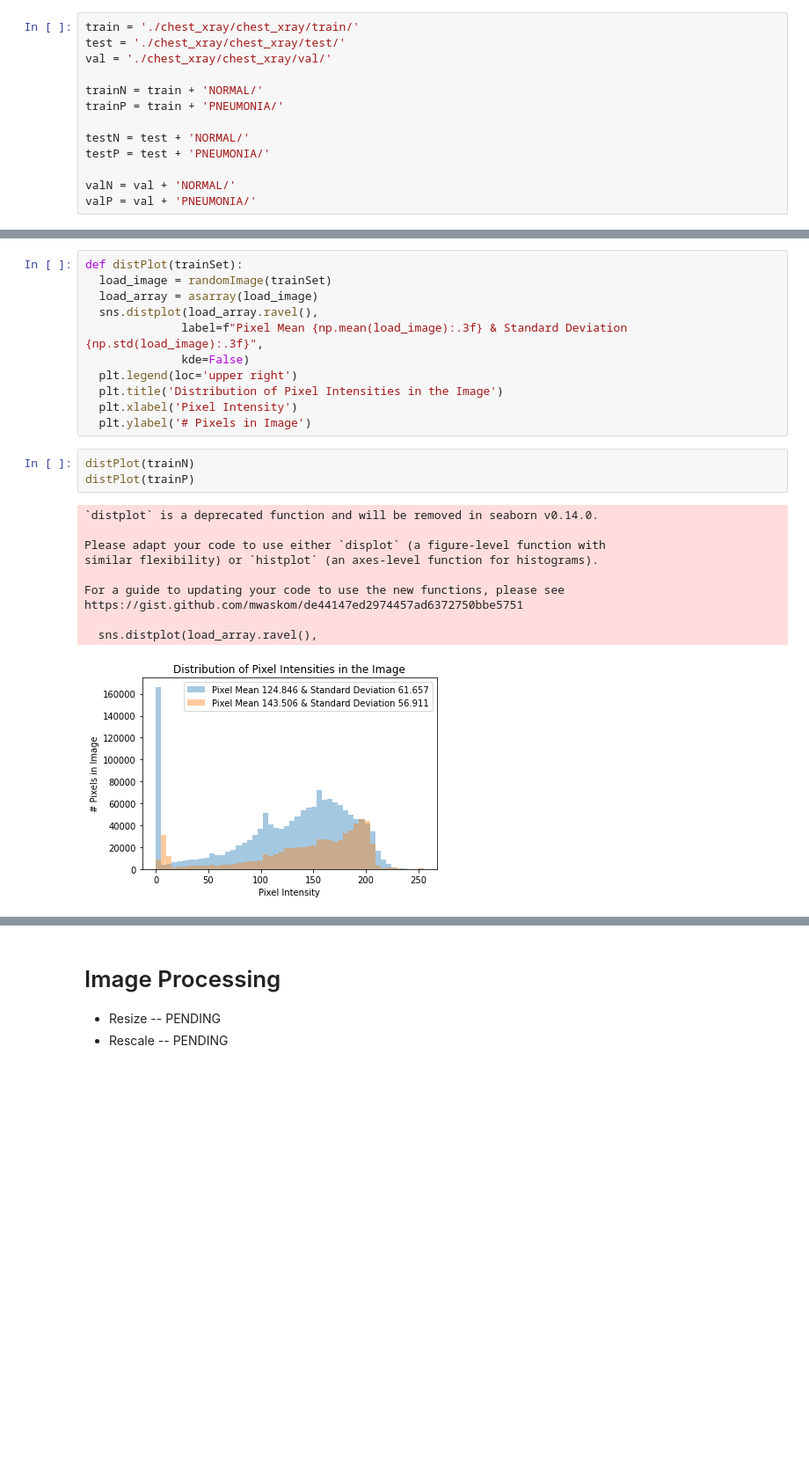
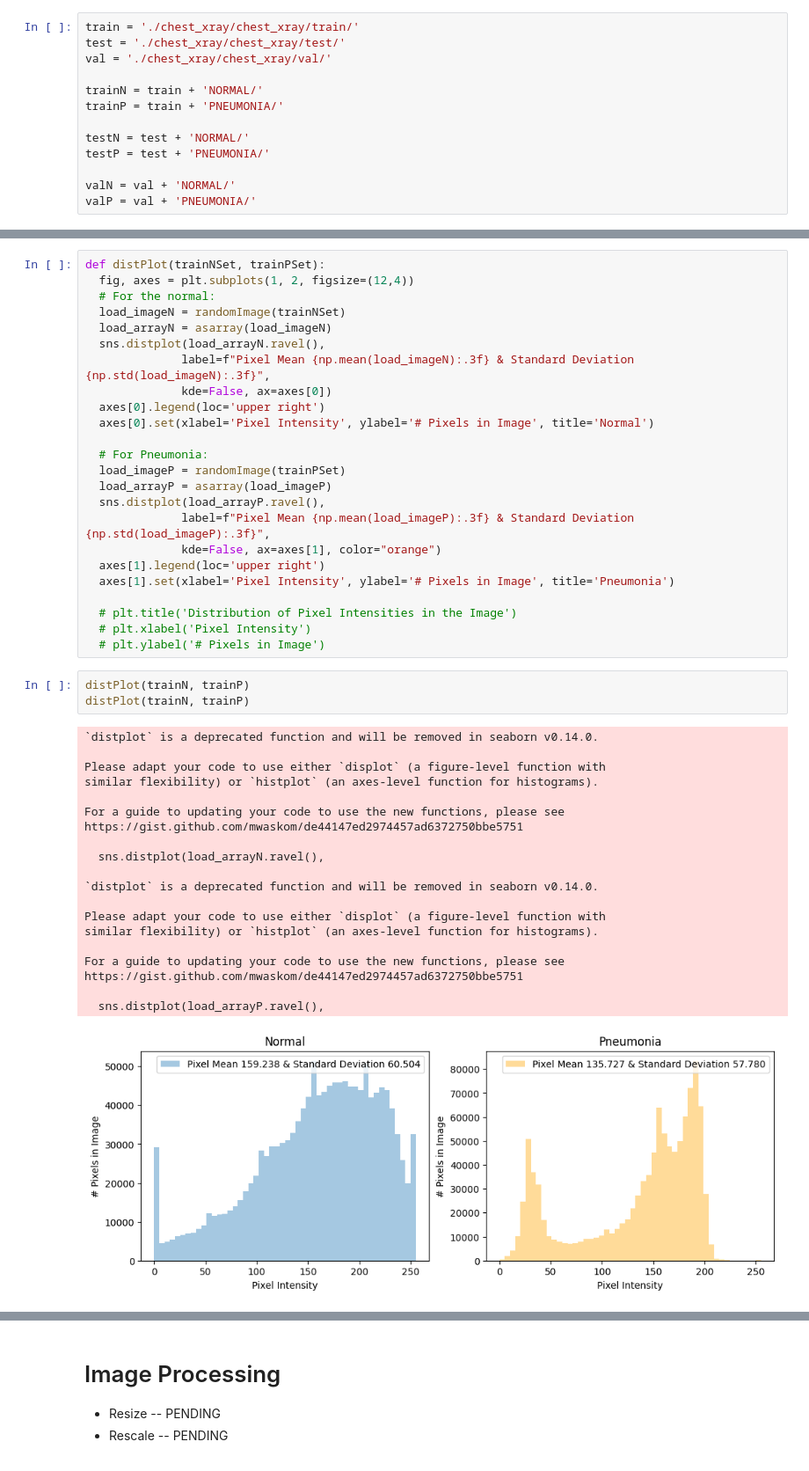
Before and after one commit to chezyio/SC1015_Project, a Jupyter notebook: SC1015_Project.ipynb, the cells around one changed output, grey strips where cells are left out. Shown at 88% size. Cells and saved outputs as stored; diff of their text form; blank space fills up the shorter version.

```diff
--- a/SC1015_Project.ipynb
+++ b/SC1015_Project.ipynb
@@ -165,25 +172,48 @@ Text(0.5, 1.0, 'Pneumonia')
 # %%
-def distPlot(trainSet):
-  load_image = randomImage(trainSet)
-  load_array = asarray(load_image)
-  sns.distplot(load_array.ravel(),
-              label=f"Pixel Mean {np.mean(load_image):.3f} & Standard Deviation {np.std(load_image):.3f}",
-              kde=False)
-  plt.legend(loc='upper right')
-  plt.title('Distribution of Pixel Intensities in the Image')
-  plt.xlabel('Pixel Intensity')
-  plt.ylabel('# Pixels in Image')
+def distPlot(trainNSet, trainPSet):
+  fig, axes = plt.subplots(1, 2, figsize=(12,4))
+  # For the normal:
+  load_imageN = randomImage(trainNSet)
+  load_arrayN = asarray(load_imageN)
+  sns.distplot(load_arrayN.ravel(),
+              label=f"Pixel Mean {np.mean(load_imageN):.3f} & Standard Deviation {np.std(load_imageN):.3f}",
+              kde=False, ax=axes[0])
+  axes[0].legend(loc='upper right')
+  axes[0].set(xlabel='Pixel Intensity', ylabel='# Pixels in Image', title='Normal')
+
+  # For Pneumonia:
+  load_imageP = randomImage(trainPSet)
+  load_arrayP = asarray(load_imageP)
+  sns.distplot(load_arrayP.ravel(),
+              label=f"Pixel Mean {np.mean(load_imageP):.3f} & Standard Deviation {np.std(load_imageP):.3f}",
+              kde=False, ax=axes[1], color="orange")
+  axes[1].legend(loc='upper right')
+  axes[1].set(xlabel='Pixel Intensity', ylabel='# Pixels in Image', title='Pneumonia')
+
+  # plt.title('Distribution of Pixel Intensities in the Image')
+  # plt.xlabel('Pixel Intensity')
+  # plt.ylabel('# Pixels in Image')
 # %%
-distPlot(trainN)
-distPlot(trainP)
+distPlot(trainN, trainP)
+distPlot(trainN, trainP)
 # %% [output]
 `distplot` is a deprecated function and will be removed in seaborn v0.14.0.
 
 Please adapt your code to use either `displot` (a figure-level function with
 similar flexibility) or `histplot` (an axes-level function for histograms).
 
 For a guide to updating your code to use the new functions, please see
 https://gist.github.com/mwaskom/de44147ed2974457ad6372750bbe5751
 
-  sns.distplot(load_array.ravel(),
+  sns.distplot(load_arrayN.ravel(),
+
+`distplot` is a deprecated function and will be removed in seaborn v0.14.0.
+
+Please adapt your code to use either `displot` (a figure-level function with
+similar flexibility) or `histplot` (an axes-level function for histograms).
+
+For a guide to updating your code to use the new functions, please see
+https://gist.github.com/mwaskom/de44147ed2974457ad6372750bbe5751
+
+  sns.distplot(load_arrayP.ravel(),
-[figure, old version]
+[figure, new version]
```
Also changed, not shown: parts of 28 cells of this notebook.
